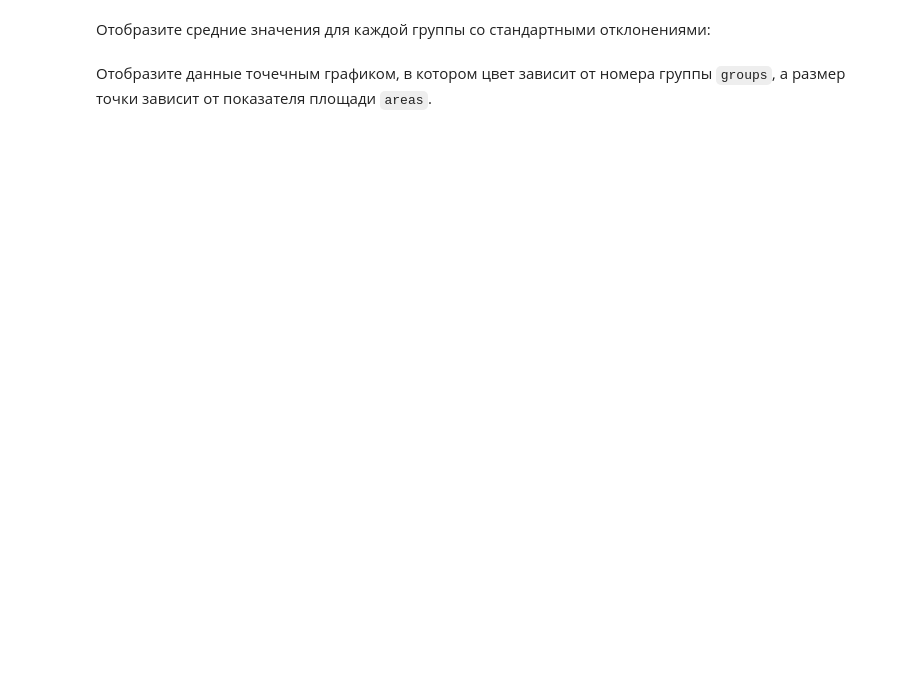
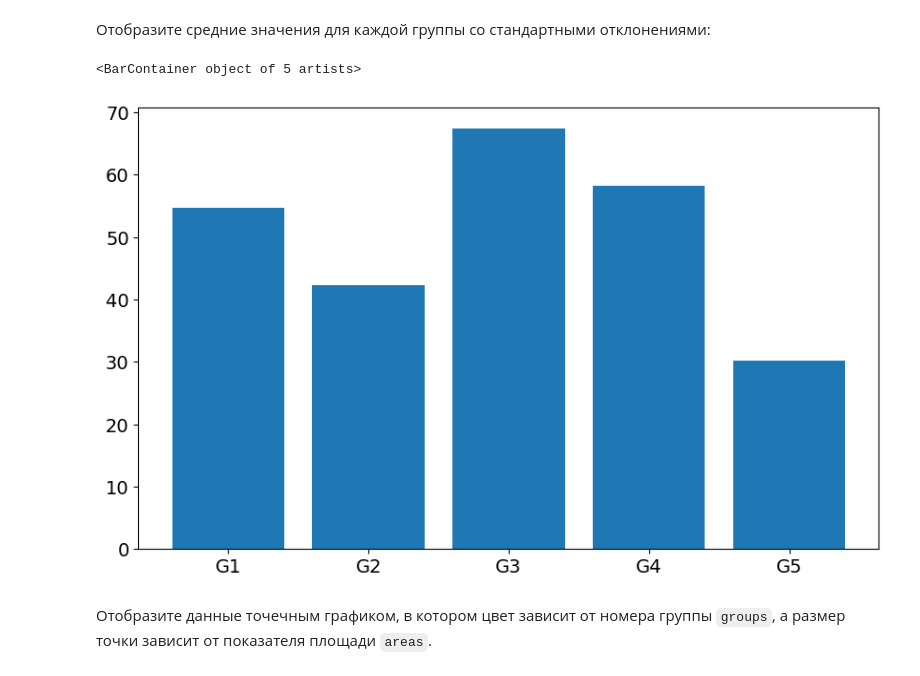
Before and after one commit to truep30/mlEdu, a Jupyter notebook: notebooks/05_Matplotlib.ipynb, the cells around one changed output. Saved outputs shown, nothing was run; the diff lists cells and outputs as text; code cells hidden in the pictures; blank space fills up the shorter version.

```diff
--- a/notebooks/05_Matplotlib.ipynb
+++ b/notebooks/05_Matplotlib.ipynb
@@ -467,10 +473,20 @@ x_labels = ['G1', 'G2', 'G3', 'G4', 'G5']
 Отобразите средние значения для каждой группы со стандартными отклонениями:
 # %%
 groups_means = (54.74, 42.35, 67.37, 58.24, 30.25)
-groups_stds = (4, 3, 4, 1, 5)
+groups_stds = (4, 3, 2, 1, 5)
+groups_sorted = np.ones(5, tuple)
+
 x_labels = ['G1', 'G2', 'G3', 'G4', 'G5']
 
+for i in range(0,5):
+    groups_sorted[groups_stds[i]-1] = groups_means[i]
+
+plt.bar(x_labels, groups_means)
+
 # TODO
+# %% [output]
+<BarContainer object of 5 artists>
+[figure, added]
 # %% [markdown]
 Отобразите данные точечным графиком, в котором цвет зависит от номера группы `groups`, а размер точки зависит от показателя площади `areas`.
 # %%
```
Also changed, not shown: parts of 3 cells of this notebook.
